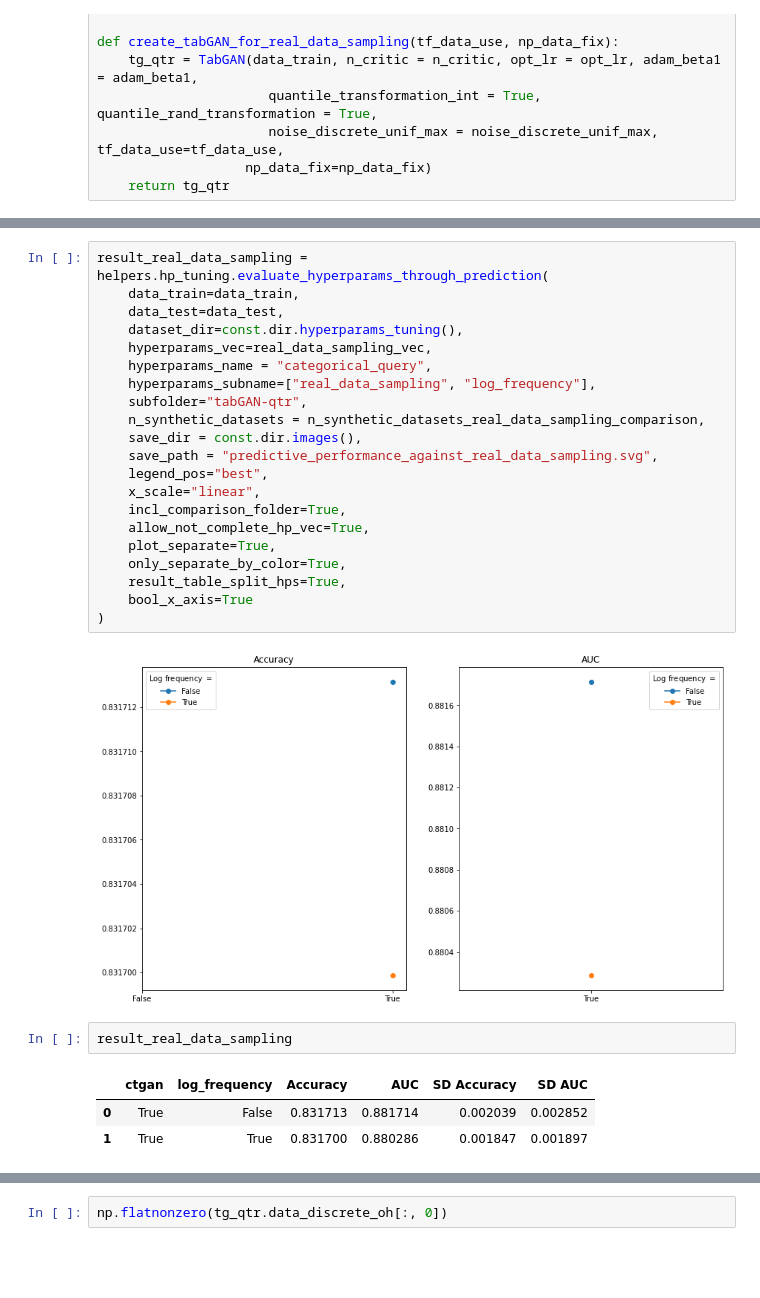
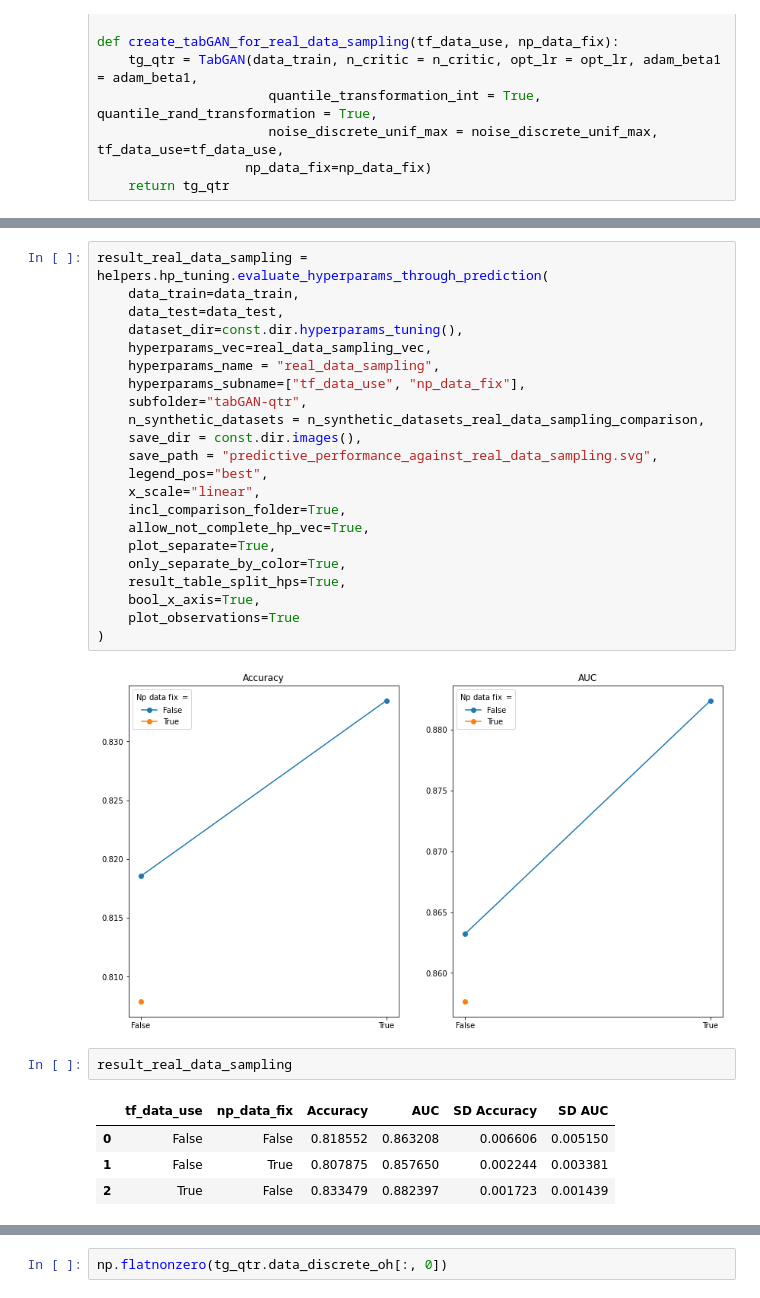
Before and after one commit to ArneRustad/Master-thesis-cf, a Jupyter notebook: scripts/tabGAN_hyperparam_tuning.ipynb, the cells around one changed output, grey strips where cells are left out. Drawn from its saved outputs; the diff is of its cells as text; blank space fills up the shorter version.

Commit message:
Added functioanlity for ctgan_binomial_loss and add_connection_query_to_discrete for tabGAN class. Added functionality to hp_eval for up to four different hp types to be evaluated simultaneously

```diff
--- a/scripts/tabGAN_hyperparam_tuning.ipynb
+++ b/scripts/tabGAN_hyperparam_tuning.ipynb
@@ -2045,29 +2044,31 @@ KeyboardInterrupt:
 # %%
 result_real_data_sampling = helpers.hp_tuning.evaluate_hyperparams_through_prediction(
     data_train=data_train,
     data_test=data_test,
     dataset_dir=const.dir.hyperparams_tuning(),
     hyperparams_vec=real_data_sampling_vec,
-    hyperparams_name = "categorical_query",
-    hyperparams_subname=["real_data_sampling", "log_frequency"],
+    hyperparams_name = "real_data_sampling",
+    hyperparams_subname=["tf_data_use", "np_data_fix"],
     subfolder="tabGAN-qtr",
     n_synthetic_datasets = n_synthetic_datasets_real_data_sampling_comparison,
     save_dir = const.dir.images(),
     save_path = "predictive_performance_against_real_data_sampling.svg",
     legend_pos="best",
     x_scale="linear",
     incl_comparison_folder=True,
     allow_not_complete_hp_vec=True,
     plot_separate=True,
     only_separate_by_color=True,
     result_table_split_hps=True,
-    bool_x_axis=True
+    bool_x_axis=True,
+    plot_observations=True
 )
 # %% [output]
-[figure, old version]
+[figure, new version]
 # %%
 result_real_data_sampling
 # %% [output]
-|  | ctgan | log_frequency | Accuracy | AUC | SD Accuracy | SD AUC |
-| 0 | True | False | 0.831713 | 0.881714 | 0.002039 | 0.002852 |
-| 1 | True | True | 0.831700 | 0.880286 | 0.001847 | 0.001897 |
+|  | tf_data_use | np_data_fix | Accuracy | AUC | SD Accuracy | SD AUC |
+| 0 | False | False | 0.818552 | 0.863208 | 0.006606 | 0.005150 |
+| 1 | False | True | 0.807875 | 0.857650 | 0.002244 | 0.003381 |
+| 2 | True | False | 0.833479 | 0.882397 | 0.001723 | 0.001439 |
```
Also changed, not shown: parts of 14 cells of this notebook, 9 other files.
